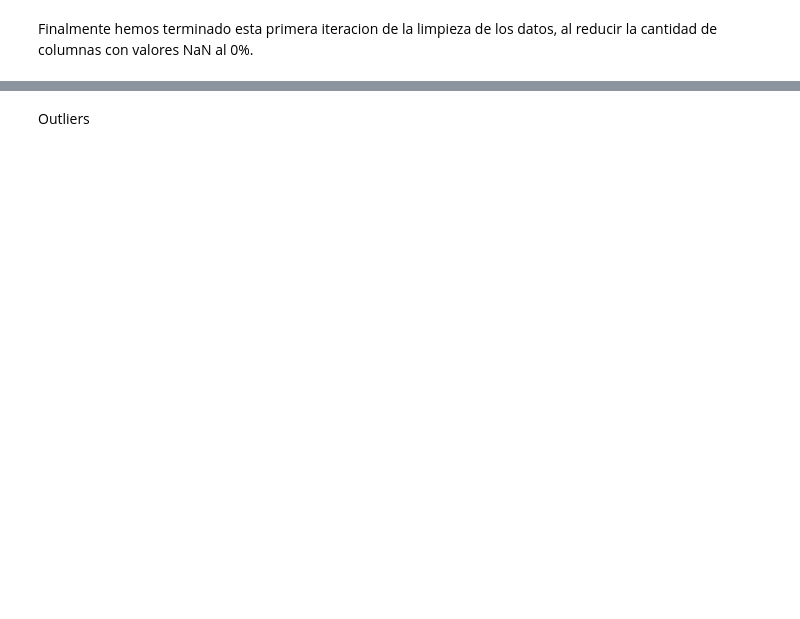
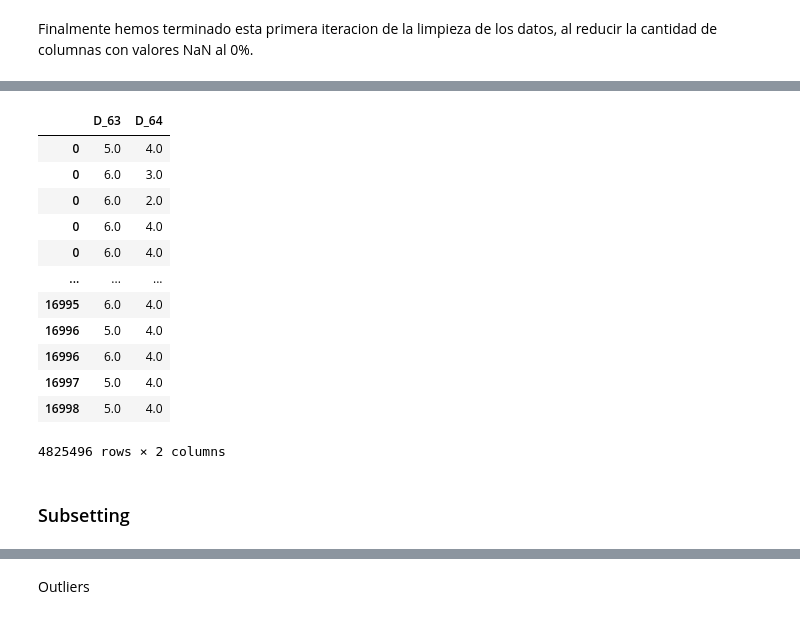
Before and after one commit to new-superuser-alt9193/IA_Avanzada, a Jupyter notebook: etl/transform/transform.ipynb, the cells around one changed output, grey strips where cells are left out. Saved outputs shown, nothing was run; the diff lists cells and outputs as text; code cells hidden in the pictures; blank space fills up the shorter version.

```diff
--- a/etl/transform/transform.ipynb
+++ b/etl/transform/transform.ipynb
@@ -6,0 +20,2 @@ trainSet = dd.read_csv('../../data/train_merged_data.csv', blocksize=50e6)
+# %%
+trainSet = trainSet.drop(columns=['Unnamed: 0','customer_ID', 'S_2'])
@@ -63,0 +230,3 @@ Finalmente hemos terminado esta primera iteracion de la limpieza de los datos, a
+# %%
+trainSet['D_63'] = trainSet['D_63'].replace(['XL','XM','XZ','CL','CR','CO'], [1.,2.,3.,4.,5.,6.])
+trainSet['D_63'] =  trainSet['D_63'].astype('float64')
@@ -63,0 +235,3 @@ Finalmente hemos terminado esta primera iteracion de la limpieza de los datos, a
+# %%
+trainSet['D_64'] = trainSet['D_64'].replace(['-1','R','U','O'], [1.,2.,3.,4.])
+trainSet['D_64'] =  trainSet['D_64'].astype('float64')
@@ -64,3 +252,21 @@ Finalmente hemos terminado esta primera iteracion de la limpieza de los datos, a
+# %%
+trainSet[['D_63','D_64']].compute()
+# %% [output]
+|  | D_63 | D_64 |
+| 0 | 5.0 | 4.0 |
+| 0 | 6.0 | 3.0 |
+| 0 | 6.0 | 2.0 |
+| 0 | 6.0 | 4.0 |
+| 0 | 6.0 | 4.0 |
+| ... | ... | ... |
+| 16995 | 6.0 | 4.0 |
+| 16996 | 5.0 | 4.0 |
+| 16996 | 6.0 | 4.0 |
+| 16997 | 5.0 | 4.0 |
+| 16998 | 5.0 | 4.0 |
+4825496 rows × 2 columns
+# %% [markdown]
+### Subsetting
 # %%
 smallSet, bigSet = trainSet.random_split([0.33, 0.67], shuffle=True)
 # %%
```
Also changed, not shown: parts of 50 cells of this notebook.
